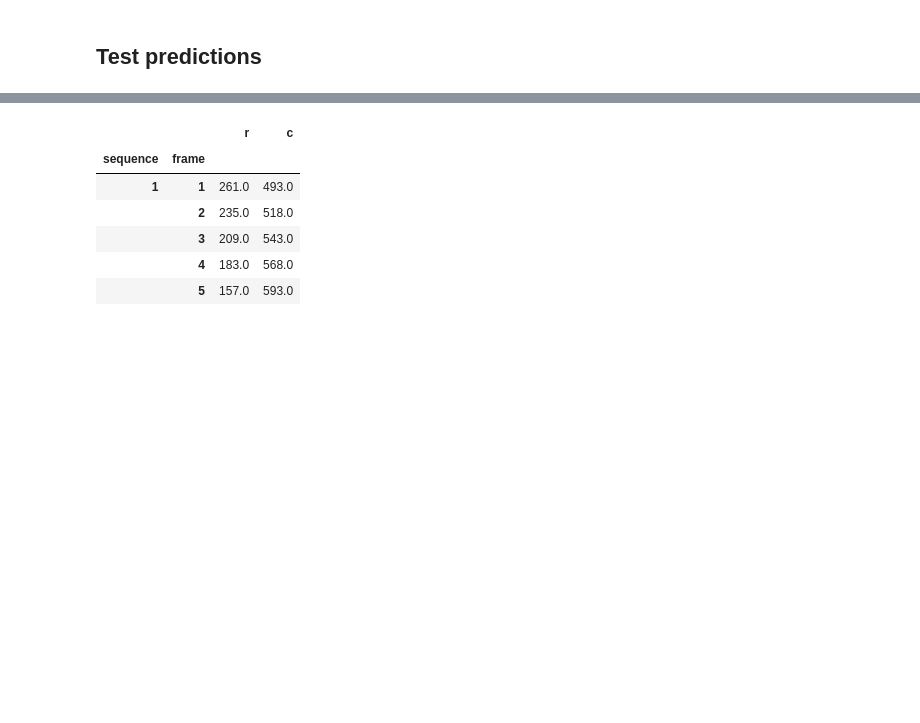
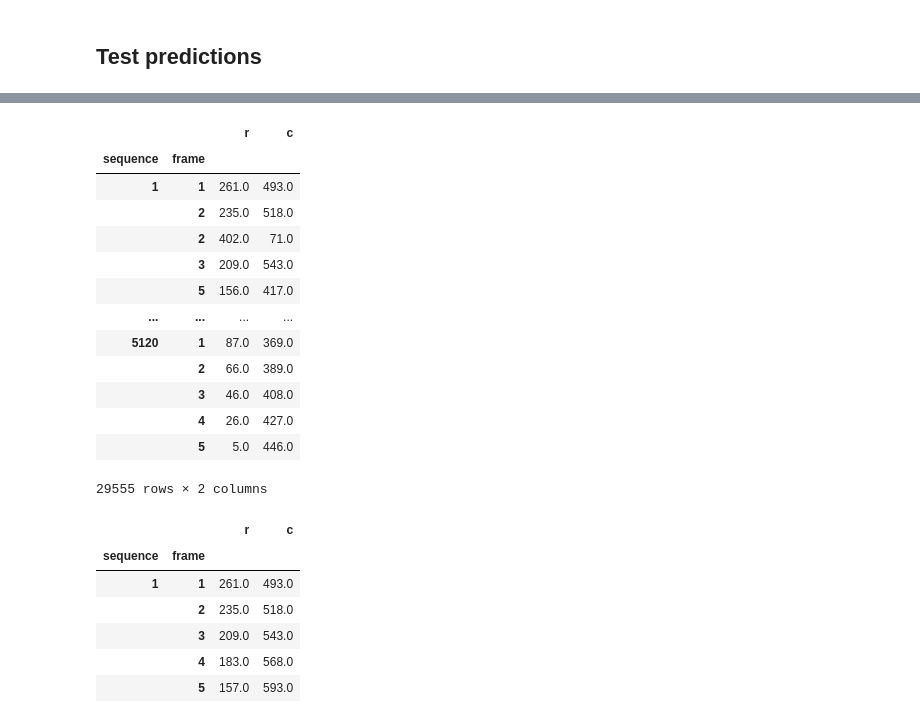
Before and after one commit to MaxHalford/spotgeo-challenge, a Jupyter notebook: PostProcessing.ipynb, the cells around one changed output, grey strips where cells are left out. Saved outputs shown, nothing was run; the diff lists cells and outputs as text; code cells hidden in the pictures; blank space fills up the shorter version.

```diff
--- a/PostProcessing.ipynb
+++ b/PostProcessing.ipynb
@@ -250,3 +262,20 @@ sub.head()
+# %%
+sub
+# %% [output]
+|  |  | r | c |
+| sequence | frame |  |  |
+| 1 | 1 | 261.0 | 493.0 |
+|  | 2 | 235.0 | 518.0 |
+|  | 2 | 402.0 | 71.0 |
+|  | 3 | 209.0 | 543.0 |
+|  | 5 | 156.0 | 417.0 |
+| ... | ... | ... | ... |
+| 5120 | 1 | 87.0 | 369.0 |
+|  | 2 | 66.0 | 389.0 |
+|  | 3 | 46.0 | 408.0 |
+|  | 4 | 26.0 | 427.0 |
+|  | 5 | 5.0 | 446.0 |
+29555 rows × 2 columns
 # %%
 sub_pp = pd.concat([
     expand_predictions(g.droplevel('sequence')).assign(sequence=sequence)
```
Also changed, not shown: parts of 10 cells of this notebook, 3 other files.
